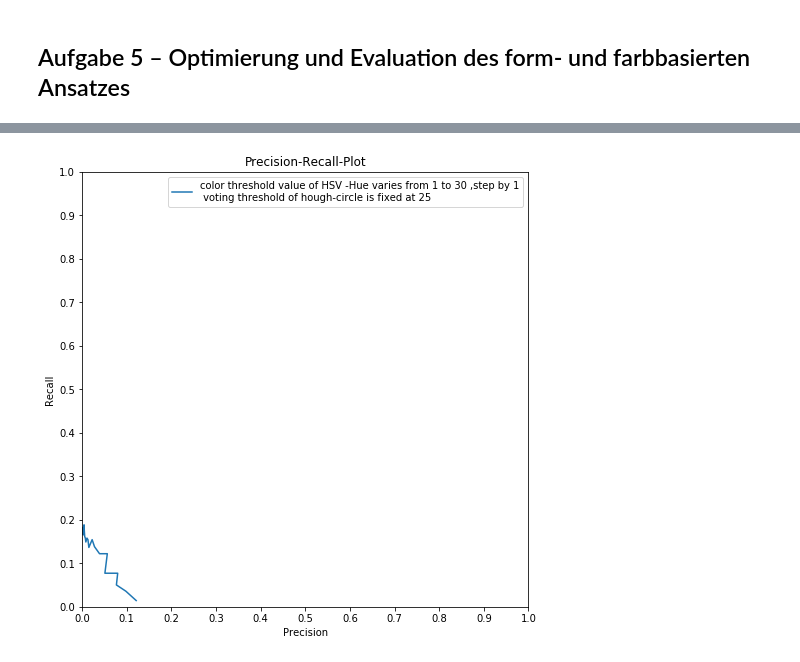
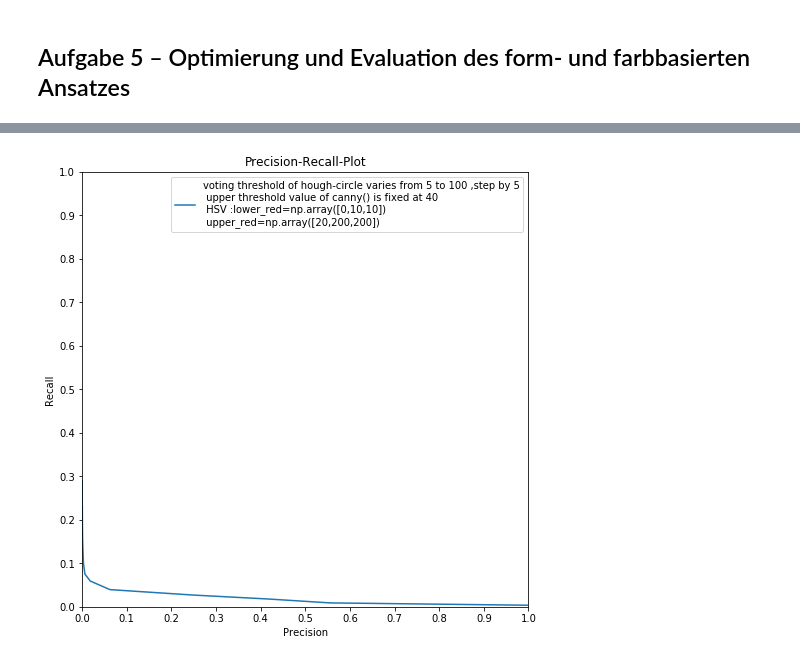
Before and after one commit to tobiasKoeniger/BGA-2, a Jupyter notebook: UE2_Aufgaben_lsg.ipynb, the cells around one changed output, grey strips where cells are left out. Cells and saved outputs as stored; diff of their text form; code cells hidden in the pictures.

```diff
--- a/UE2_Aufgaben_lsg.ipynb
+++ b/UE2_Aufgaben_lsg.ipynb
@@ -188,6 +188,11 @@ def calculate_hough_cirles(filepaths, d_p, min_dist, param1, param2, min_radius,
             # Kreise auf das Bild malen
             for point in circles[0, :]:
                 a, b, r = point
+                #####################################################
+                a=int(a)
+                b=int(b)
+                r=int(r)
+                #####################################################
                 cv2.circle(color_img,(a,b),r,(0,255,0),2)
                 # Ermittle Koordinaten der Rechtecke, die für die Evaluation benutzt werden
                 point1 = (a-r,b-r)
@@ -660,42 +705,42 @@ rst2
 # %%
 # Precision-Recall-Plot
-### TO DO ###
+###testing parameter 3> voting threshold for Hough-circle
+
 ####################################################
 ######  diese Zelle sehr zeitaufwändig  !!!!!!
 ####################################################
-###testing parameter 1-> color threshold
-p_color=np.arange(1,31,1)
-precision_list=[]
-recall_list=[]
-pred_dict_list=[]
+p_voting3=np.arange(5,100,5)
+precision_list3=[]
+recall_list3=[]
+pred_dict_list3=[]
 
-for p in p_color:
-    pred_imgs_form, predicted_rect_rois = calculate_hough_cirles_with_Color(PROHIBITORY_FILEPATHS,
-                                                    threshold_color=p,
+for p in p_voting3:
+    pred_imgs_form3, predicted_rect_rois3 = calculate_hough_cirles2(PROHIBITORY_FILEPATHS,
                                                       d_p=1,
                                                       min_dist=20,
-                                                      param1= 100,
-                                                      param2= 25,
+                                                      param1= 40,
+                                                      param2= p,
                                                       min_radius=10,
                                                       max_radius=70)
-    pred_dict_list.append(predicted_rect_rois)
+    pred_dict_list3.append(predicted_rect_rois3)
 
-for pred_dict in pred_dict_list:
-    tp_form, fp_form, fn_form = evaluate_detection(PROHIBITORY_DICT, pred_dict, similarity_threshold=0.6)
-    precision, recall=calculate_precision_recall(tp_form, fp_form, fn_form)
-    precision_list.append(precision)
-    recall_list.append(recall)
+for pred_dict in pred_dict_list3:
+    tp_form3, fp_form3, fn_form3 = evaluate_detection(PROHIBITORY_DICT, pred_dict, similarity_threshold=0.6)
+    precision3, recall3=calculate_precision_recall(tp_form3, fp_form3, fn_form3)
+    precision_list3.append(precision3)
+    recall_list3.append(recall3)
+
 
 plt.figure(figsize=(8,8))
 plt.xlabel('Precision')
 plt.ylabel('Recall')
 plt.xlim(0, 1)
 plt.ylim(0,1)
 plt.xticks(np.linspace(0, 1,11))
 plt.yticks(np.linspace(0, 1,11))
 plt.title('Precision-Recall-Plot')
-plt.plot(precision_list,recall_list)
-plt.legend(['color threshold value of HSV -Hue varies from 1 to 30 ,step by 1\n voting threshold of hough-circle is fixed at 25'])
+plt.plot(precision_list3,recall_list3)
+plt.legend(['voting threshold of hough-circle varies from 5 to 100 ,step by 5\n upper threshold value of canny() is fixed at 40\n HSV :lower_red=np.array([0,10,10])\n upper_red=np.array([20,200,200])'])
 plt.show()
 # %% [output]
-[figure, old version]
+[figure, new version]
```
Also changed, not shown: parts of 22 cells of this notebook, 1 other file.
